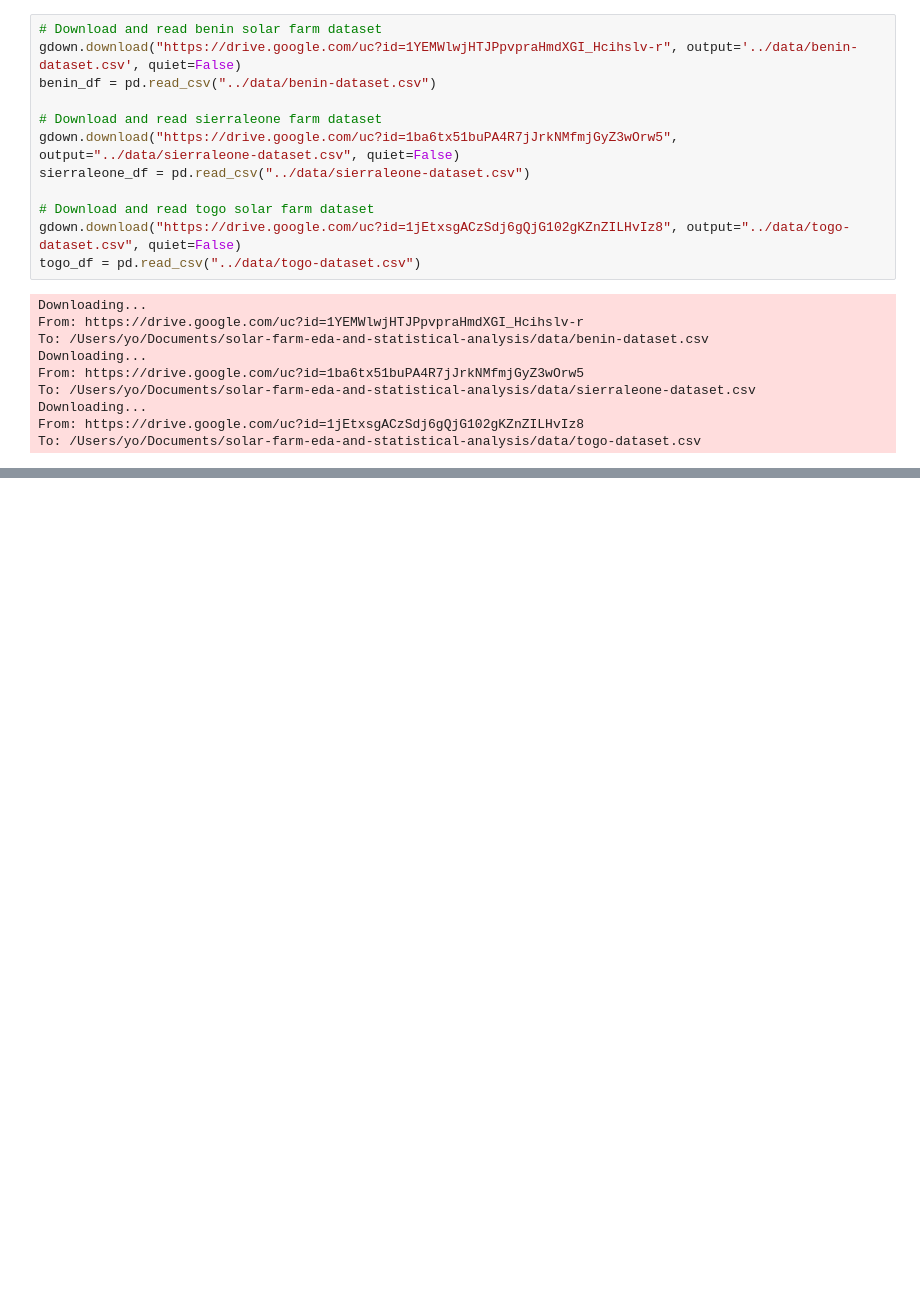
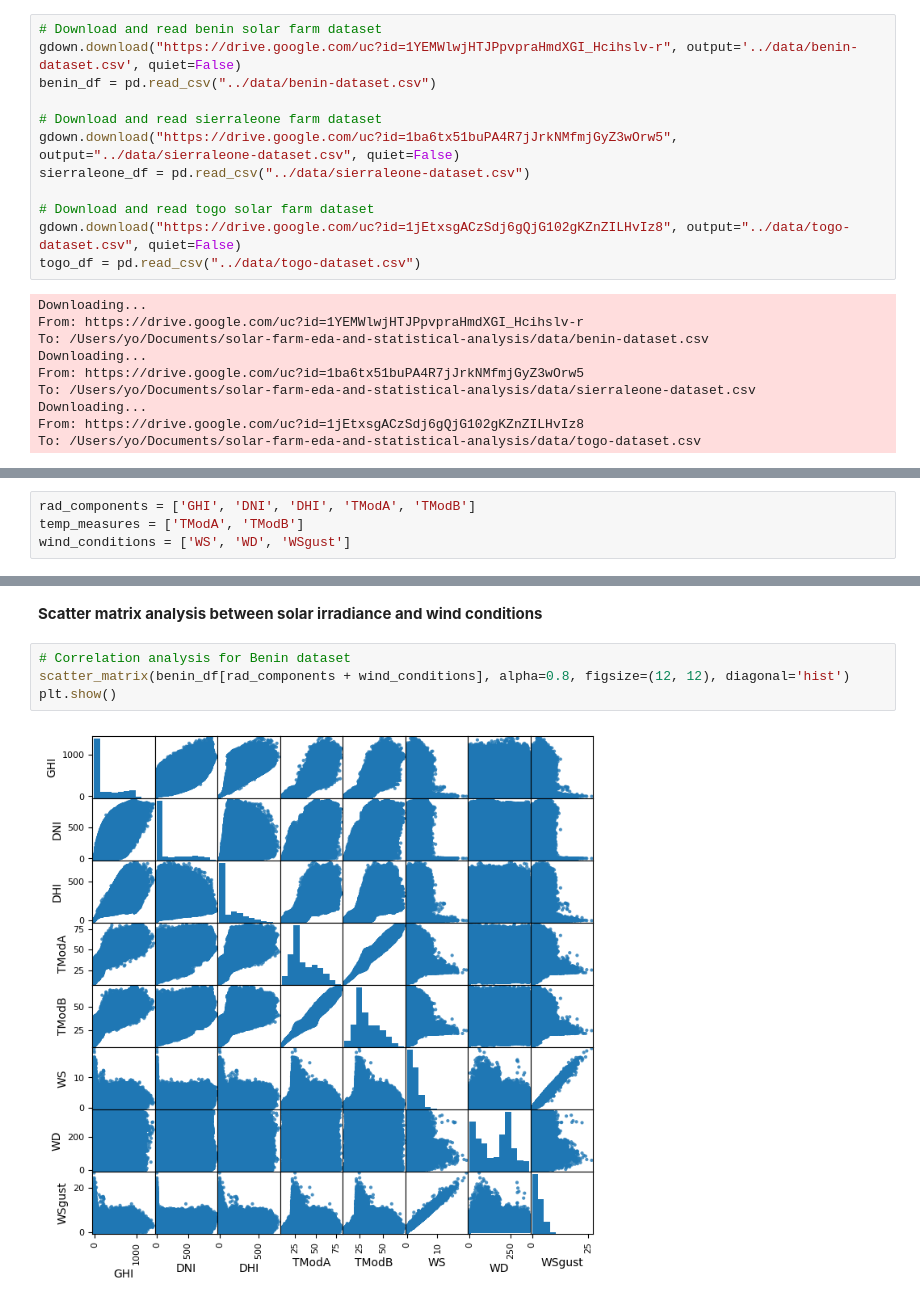
Before and after one commit to yordanoswuletaw/aim-week-0-task, a Jupyter notebook: notebooks/solar-farm-eda-statistical-analysis.ipynb, the cells around one changed output, grey strips where cells are left out. Cells and saved outputs as stored; diff of their text form; blank space fills up the shorter version.

```diff
--- a/notebooks/solar-farm-eda-statistical-analysis.ipynb
+++ b/notebooks/solar-farm-eda-statistical-analysis.ipynb
@@ -57,0 +205,4 @@ togo_df.head()
+# %%
+rad_components = ['GHI', 'DNI', 'DHI', 'TModA', 'TModB']
+temp_measures = ['TModA', 'TModB']
+wind_conditions = ['WS', 'WD', 'WSgust']
@@ -57,0 +253,8 @@ togo_df.head()
+# %% [markdown]
+**Scatter matrix analysis between solar irradiance and wind conditions**
+# %%
+# Correlation analysis for Benin dataset
+scatter_matrix(benin_df[rad_components + wind_conditions], alpha=0.8, figsize=(12, 12), diagonal='hist')
+plt.show()
+# %% [output]
+[figure, added]
```
Also changed, not shown: parts of 27 cells of this notebook.
